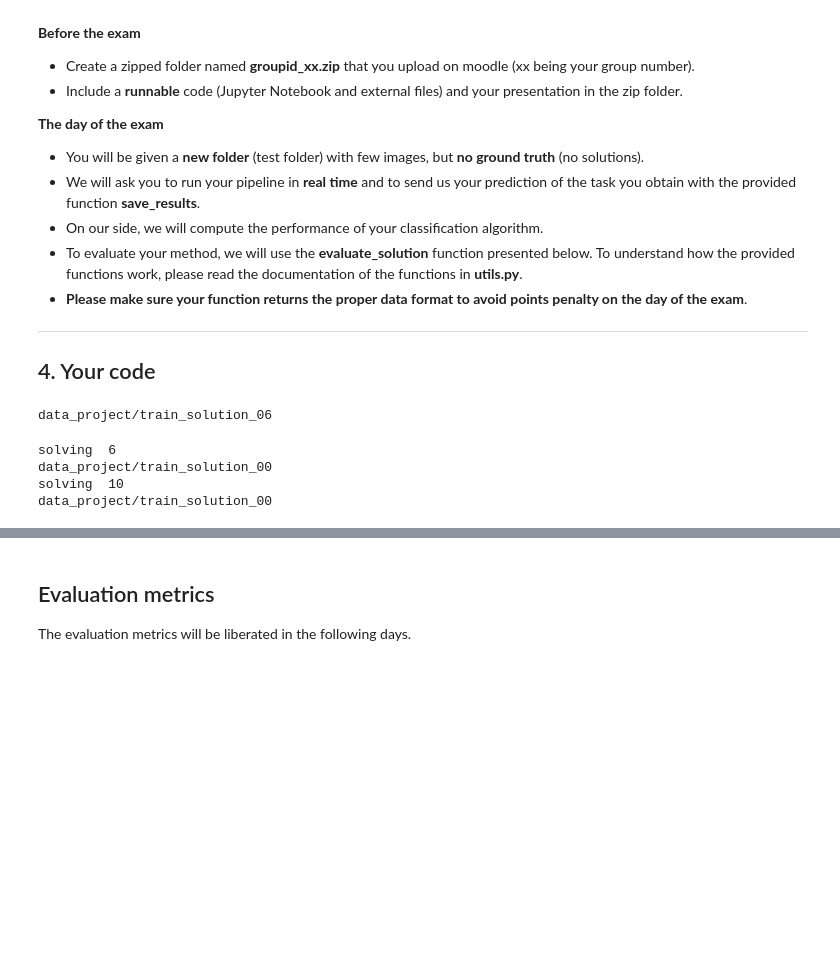
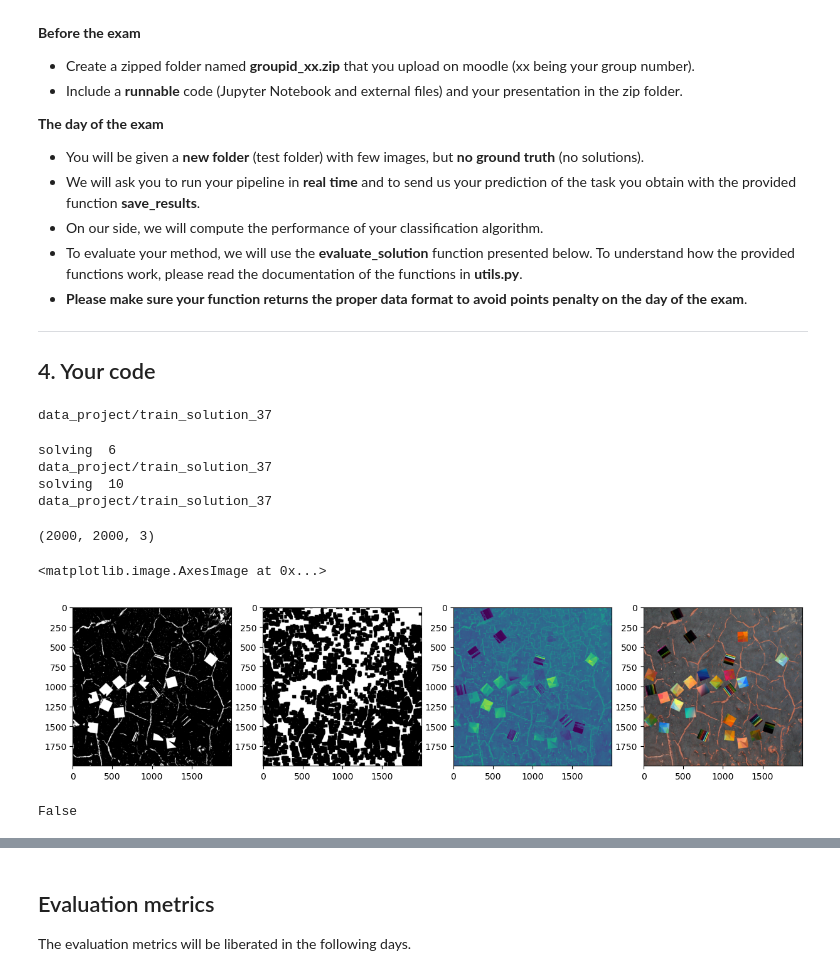
Before and after one commit to sirogosig/EE-451_code, a Jupyter notebook: project/project.ipynb, the cells around one changed output, grey strips where cells are left out. Drawn from its saved outputs; the diff is of its cells as text; code cells hidden in the pictures; blank space fills up the shorter version.

Commit message:
Contour detection and gabor filters

```diff
--- a/project/project.ipynb
+++ b/project/project.ipynb
@@ -182,9 +182,9 @@ import matplotlib.pyplot as plt
 def load_input_image(image_index ,  folder ="train" , path = "data_project"):
 
     filename = "train_{}.png".format(str(image_index).zfill(2))
-    path_solution = os.path.join(path,folder , filename )
+    path_solution = os.path.join(path, folder, filename)
 
-    im= Image.open(os.path.join(path,folder,filename)).convert('RGB')
+    im= Image.open(path_solution).convert('RGB')
     im = np.array(im)
     return im
 
@@ -232,11 +232,11 @@ def solve_and_export_puzzles_image(image_index , folder = "train" , path = "data
 
     return image_loaded , solved_puzzles , outlier_images
 
-im, sol , out = solve_and_export_puzzles_image(6 , group_id = 6)
+im, sol , out = solve_and_export_puzzles_image(6 , group_id = 37)
 # %% [output]
-data_project/train_solution_06
+data_project/train_solution_37
 # %%
-group_id = 0
+group_id = 37
 # Evaluate all images
 games_id = [6,10]  # to evaluate  three images
 
@@ -244,9 +244,43 @@ for i in games_id :
 
     print("solving " , i)
     # Saving results
-    solve_and_export_puzzles_image(6 , group_id = group_id)
+    solve_and_export_puzzles_image(i , group_id = group_id)
 # %% [output]
 solving  6
-data_project/train_solution_00
+data_project/train_solution_37
 solving  10
-data_project/train_solution_00
+data_project/train_solution_37
+# %%
+import cv2 as cv
+from skimage.morphology import closing
+from skimage.morphology import square
+from skimage.morphology import disk
+
+image = load_input_image(2 ,  folder ="train" , path = "data_project")
+assert image is not None, "file could not be read, check with os.path.exists()"
+print(np.shape(image))
+
+imgray = cv.cvtColor(image.copy(), cv.COLOR_BGR2GRAY)
+ret, thresh = cv.threshold(imgray.copy(), 0, 255, cv.THRESH_BINARY+cv.THRESH_OTSU)
+
+thresh_closed = closing(thresh.copy(), square(35))
+
+#ret, thresh = cv.threshold(imgray,100,255,cv.THRESH_BINARY)
+
+# Detect contours
+contours, _ = cv.findContours(thresh_closed, mode=cv.RETR_TREE, method=cv.CHAIN_APPROX_SIMPLE)
+
+
+fig, axes = plt.subplots(1, 4, figsize=(15, 10))
+axes[0].imshow(thresh,cmap='gray')
+axes[1].imshow(thresh_closed,cmap='gray')
+axes[2].imshow(cv.drawContours(imgray, contours, -1, (255, 0, 0), 1))
+axes[3].imshow(image)
+# %% [output]
+(2000, 2000, 3)
+<matplotlib.image.AxesImage at 0x...>
+[figure, added]
+# %%
+(thresh_closed == np.zeros_like(thresh_closed)).all()
+# %% [output]
+False
```
Also changed, not shown: parts of 2 cells of this notebook, 1 other file.
